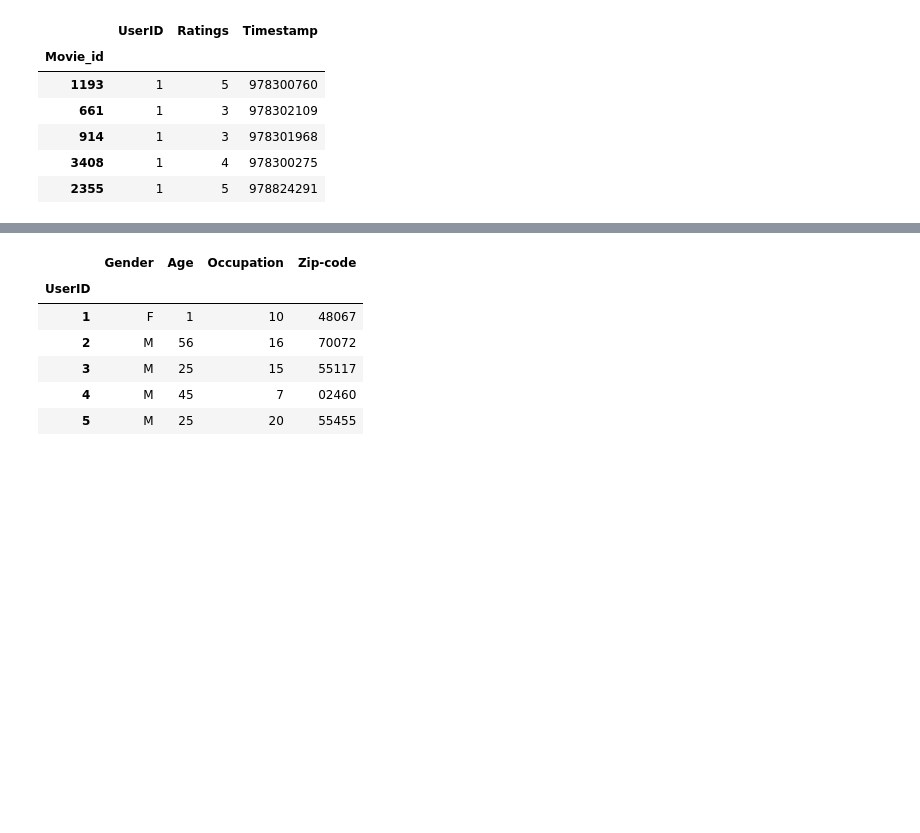
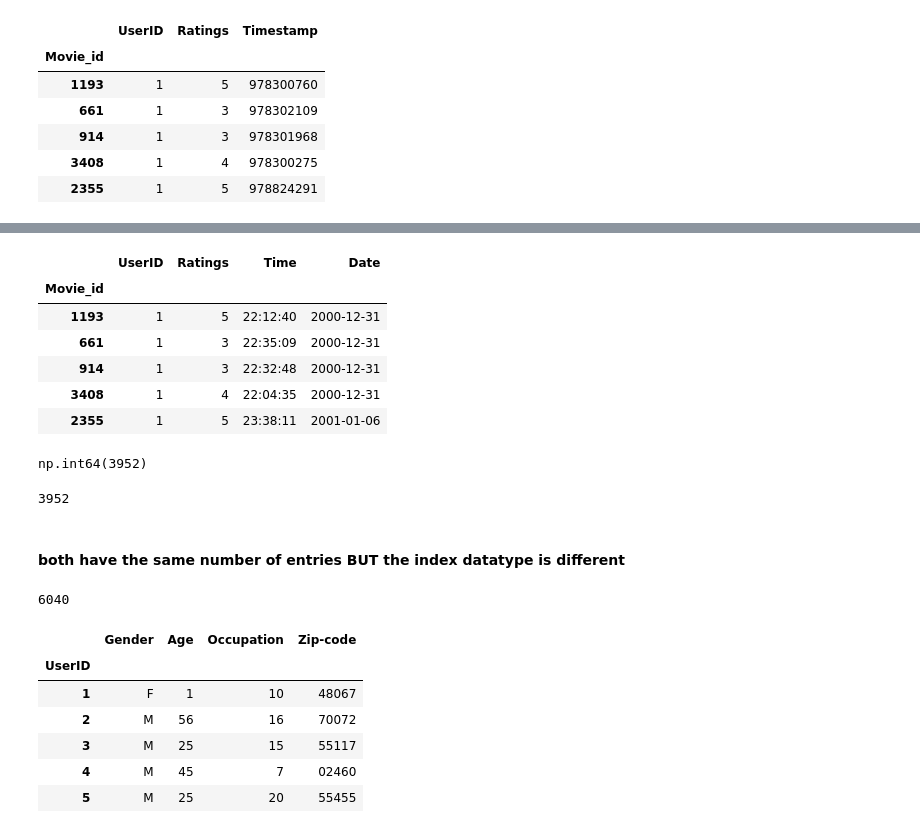
Before and after one commit to Shreshtha-Kumar/Movieset-Data_Wrangling, a Jupyter notebook: data_expl.ipynb, the cells around one changed output, grey strips where cells are left out. Drawn from its saved outputs; the diff is of its cells as text; code cells hidden in the pictures; blank space fills up the shorter version.

```diff
--- a/data_expl.ipynb
+++ b/data_expl.ipynb
@@ -148,3 +165,33 @@ ratings.head()
+# %%
+# ratings['Date']=ratings['Timestamp'].str.extract(r'(\d{4}-\d{2}-\d{2})')
+"""Can't do the above as a datetime object can't be converted to string type"""
+
+ratings['Date']=ratings['Timestamp'].dt.date
+ratings['Timestamp']=ratings['Timestamp'].dt.time
+ratings.rename(columns={'Timestamp':'Time'},inplace=True)
+ratings.head()
+# %% [output]
+|  | UserID | Ratings | Time | Date |
+| Movie_id |  |  |  |  |
+| 1193 | 1 | 5 | 22:12:40 | 2000-12-31 |
+| 661 | 1 | 3 | 22:35:09 | 2000-12-31 |
+| 914 | 1 | 3 | 22:32:48 | 2000-12-31 |
+| 3408 | 1 | 4 | 22:04:35 | 2000-12-31 |
+| 2355 | 1 | 5 | 23:38:11 | 2001-01-06 |
+# %%
+movies.index.max()
+# %% [output]
+np.int64(3952)
+# %%
+ratings.index.max()
+# %% [output]
+3952
+# %% [markdown]
+#### both have the same number of entries BUT the index datatype is different
+# %%
+ratings['UserID'].unique()
+# %% [output]
+6040
 # %%
 with open('ml-1m/users.dat','rb') as user:
     result=ct.detect(user.read())
```
Also changed, not shown: parts of 5 cells of this notebook.
